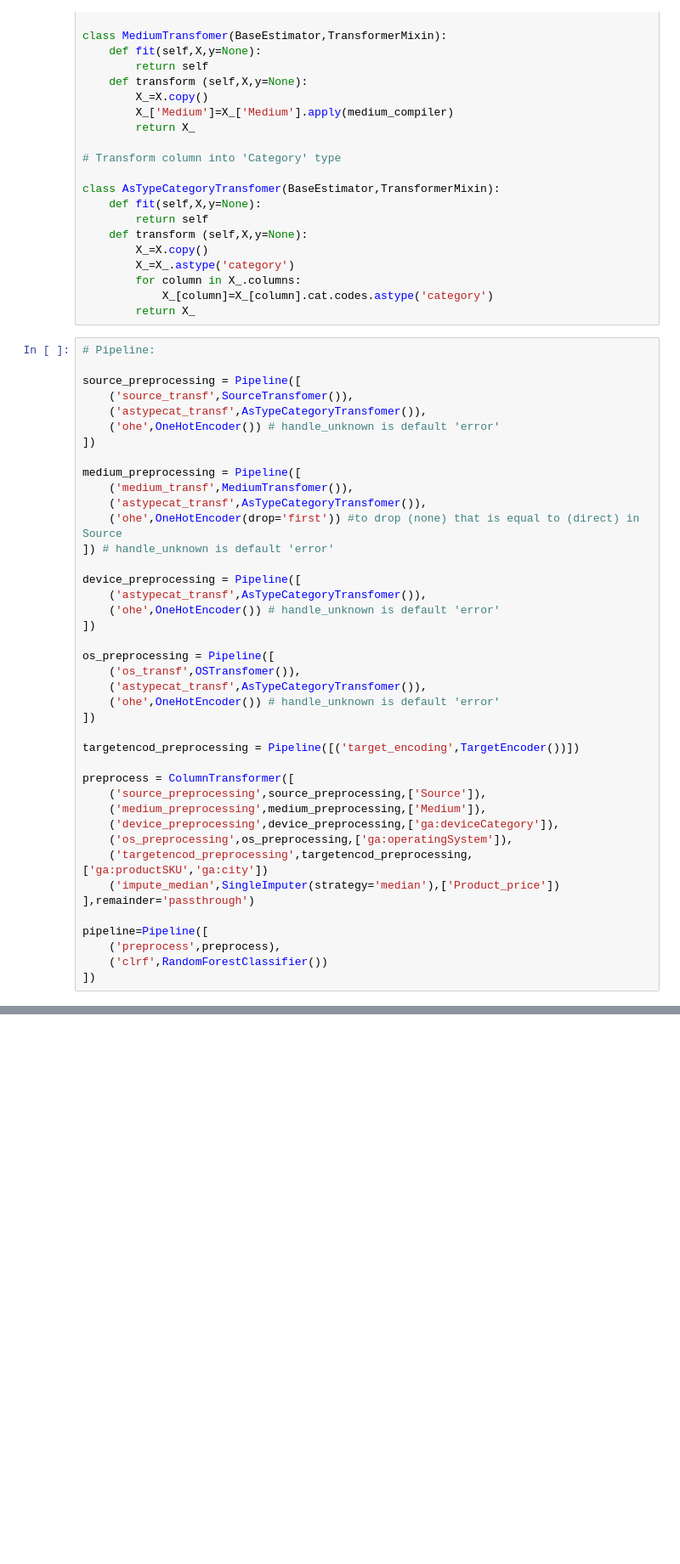
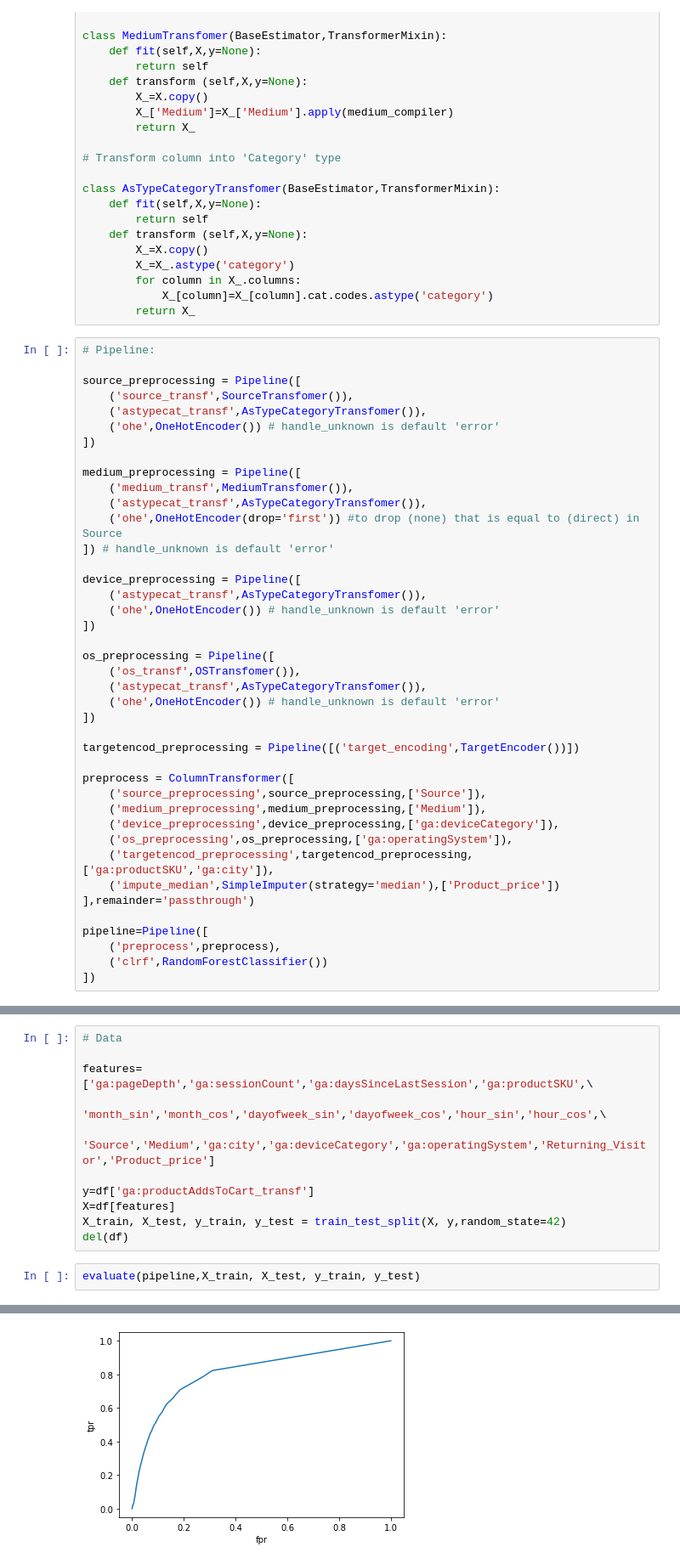
Before and after one commit to Laurajmoreno/ML_and_CRO, a Jupyter notebook: CLASSIFICATION-Random-Forest-partial-with-join_df-fulldata.ipynb, the cells around one changed output, grey strips where cells are left out. Shown at 85% size. Drawn from its saved outputs; the diff is of its cells as text; blank space fills up the shorter version.

```diff
--- a/CLASSIFICATION-Random-Forest-partial-with-join_df-fulldata.ipynb
+++ b/CLASSIFICATION-Random-Forest-partial-with-join_df-fulldata.ipynb
@@ -1507,8 +1531,8 @@ preprocess = ColumnTransformer([
     ('medium_preprocessing',medium_preprocessing,['Medium']),
     ('device_preprocessing',device_preprocessing,['ga:deviceCategory']),
     ('os_preprocessing',os_preprocessing,['ga:operatingSystem']),
-    ('targetencod_preprocessing',targetencod_preprocessing,['ga:productSKU','ga:city'])
-    ('impute_median',SingleImputer(strategy='median'),['Product_price'])
+    ('targetencod_preprocessing',targetencod_preprocessing,['ga:productSKU','ga:city']),
+    ('impute_median',SimpleImputer(strategy='median'),['Product_price'])
 ],remainder='passthrough')
 
 pipeline=Pipeline([
@@ -1517,0 +1544,14 @@ pipeline=Pipeline([
+# %%
+# Data
+
+features=['ga:pageDepth','ga:sessionCount','ga:daysSinceLastSession','ga:productSKU',\
+          'month_sin','month_cos','dayofweek_sin','dayofweek_cos','hour_sin','hour_cos',\
+          'Source','Medium','ga:city','ga:deviceCategory','ga:operatingSystem','Returning_Visitor','Product_price']
+
+y=df['ga:productAddsToCart_transf']
+X=df[features]
+X_train, X_test, y_train, y_test = train_test_split(X, y,random_state=42)
+del(df)
+# %%
+evaluate(pipeline,X_train, X_test, y_train, y_test)
+# %% [output]
@@ -1517,0 +1564 @@ pipeline=Pipeline([
+[figure, added]
```
Also changed, not shown: parts of 7 cells of this notebook.
